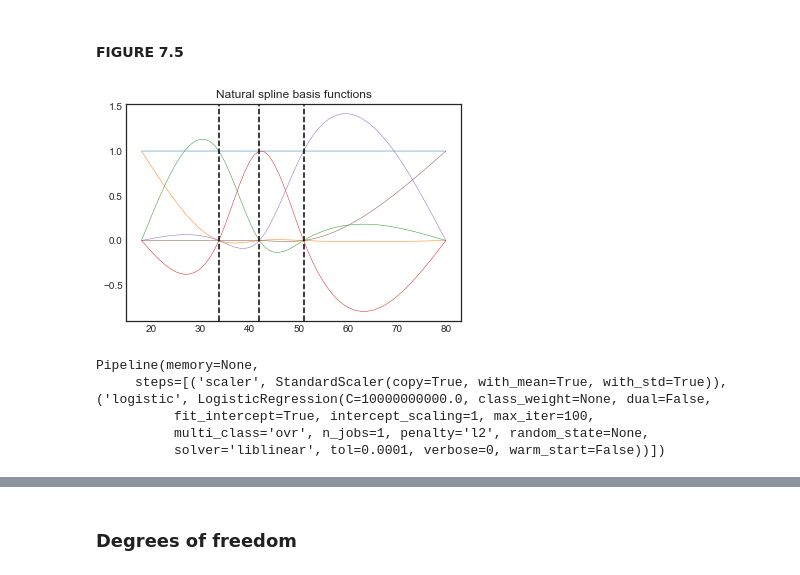
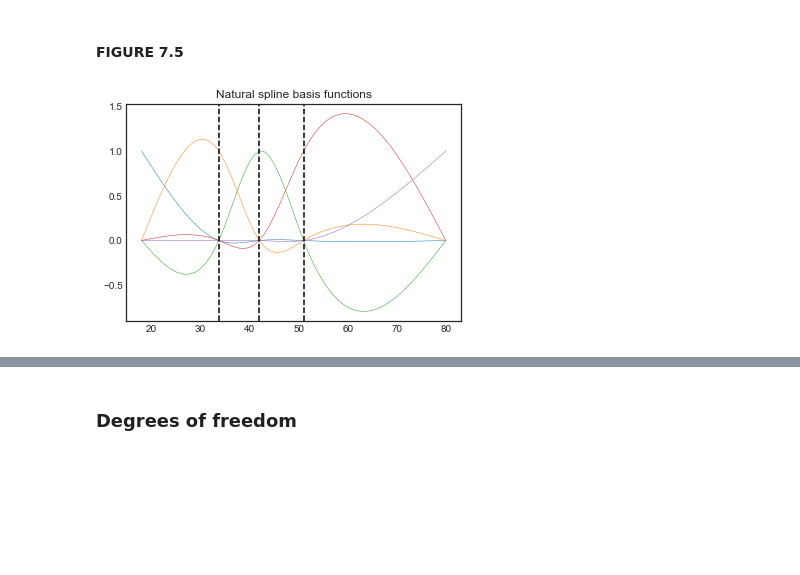
Before and after one commit to pedvide/ISLR_Python, a Jupyter notebook: Chapter7_Moving_Beyond_Linearity.ipynb, the cells around one changed output, grey strips where cells are left out. Cells and saved outputs as stored; diff of their text form; code cells hidden in the pictures; blank space fills up the shorter version.

Commit message:
finish splines and add degrees of freedom Kfold CV

```diff
--- a/Chapter7_Moving_Beyond_Linearity.ipynb
+++ b/Chapter7_Moving_Beyond_Linearity.ipynb
@@ -214,27 +216,8 @@ spline_basis = dmatrix("cr(x, knots=knots)", {"x": X, 'knots': knots}, return_ty
 # %%
-spline_basis_plot = dmatrix("cr(x, knots=knots)", {"x": np.sort(X, axis=0), 'knots': knots}, return_type='dataframe')
+spline_basis_plot = dmatrix("cr(x, knots=knots) -1", {"x": np.sort(X, axis=0), 'knots': knots}, return_type='dataframe')
 plt.plot(np.sort(X, axis=0), spline_basis_plot.values, '-', linewidth=0.5)
 for knot in knots:
     plt.axvline(knot, ls='--', color='k')
 plt.title('Natural spline basis functions');
 # %% [output]
-[figure, old version]
+[figure, new version]
-# %%
-# linear regression
-linear = skl_lm.LinearRegression()
-linear.fit(spline_basis, y)
-
-# logistic regression
-X = spline_basis.values
-y_log = (df_wage['wage'].values > 250).astype(int)
-
-pipe = Pipeline(steps=[('scaler', StandardScaler()),
-                       ('logistic', skl_lm.LogisticRegression(C=1e10))])
-# Fit all the transforms one after the other and transform the data, then fit the transformed data using the final estimator.
-pipe.fit(X, y_log)
-# %% [output]
-Pipeline(memory=None,
-     steps=[('scaler', StandardScaler(copy=True, with_mean=True, with_std=True)), ('logistic', LogisticRegression(C=10000000000.0, class_weight=None, dual=False,
-          fit_intercept=True, intercept_scaling=1, max_iter=100,
-          multi_class='ovr', n_jobs=1, penalty='l2', random_state=None,
-          solver='liblinear', tol=0.0001, verbose=0, warm_start=False))])
```
Also changed, not shown: parts of 24 cells of this notebook.
